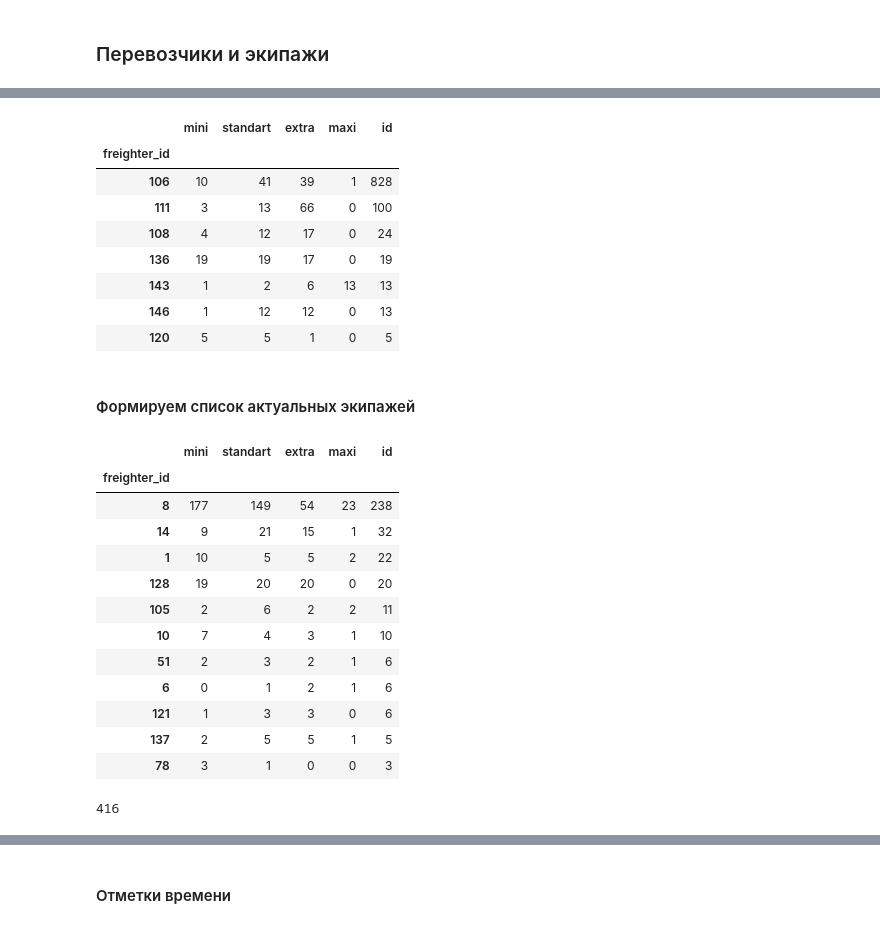
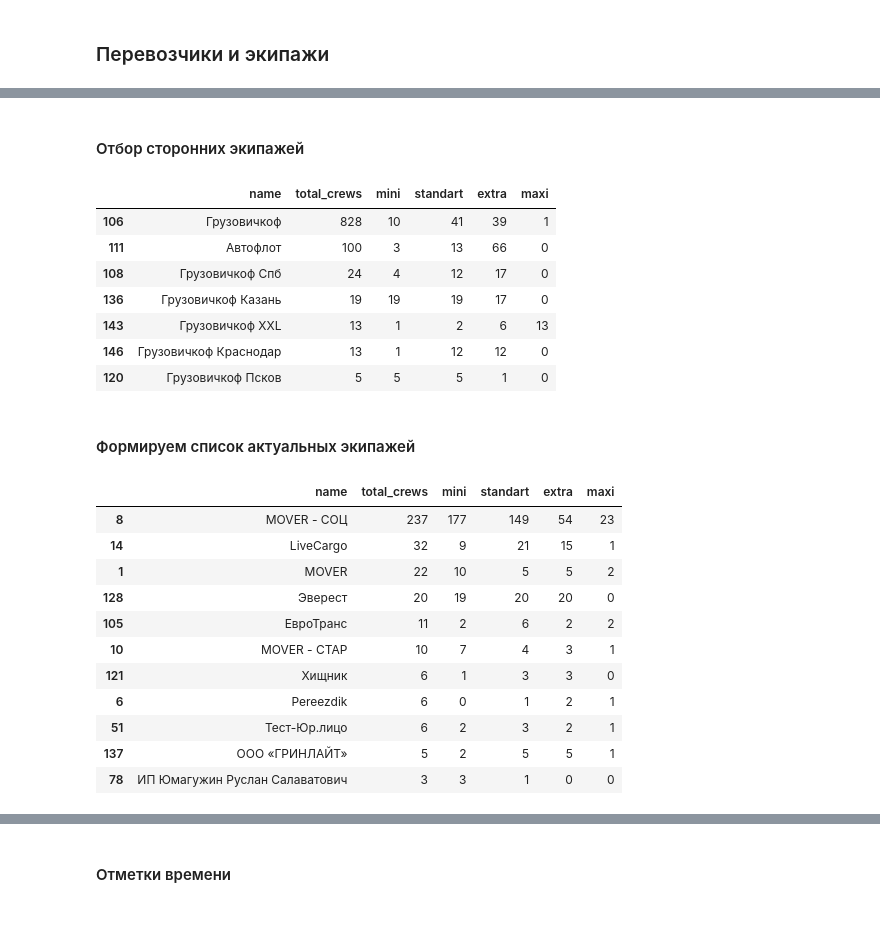
Before and after one commit to okeangel/da_portfolio, a Jupyter notebook: commerce/mover.ipynb, the cells around one changed output, grey strips where cells are left out. Cells and saved outputs as stored; diff of their text form; code cells hidden in the pictures.

```diff
--- a/commerce/mover.ipynb
+++ b/commerce/mover.ipynb
@@ -549,8 +533,4 @@ all_crews = pd.DataFrame(all_crews)
 # %%
-partners_id = [106, 111, 108, 136, 143, 146, 120]
-for column in all_crews.columns:
-    if column.endswith('_at') or column.endswith('_date'):
-        all_crews[column] = pd.to_datetime(all_crews[column]).dt.tz_localize(None)
 all_crews.info()
 # %% [output]
 <class 'pandas.core.frame.DataFrame'>
@@ -573,48 +564,42 @@ memory usage: 680.0+ KB
+# %% [markdown]
+#### Отбор сторонних экипажей
 # %%
-side_crews = all_crews[all_crews['freighter_id'].isin(partners_id)]
-side_crews.groupby('freighter_id').agg({
+side_crews = all_crews[all_crews['freighter_id'].isin(side_freighters_id)]
+freighters.join(side_crews.groupby('freighter_id').agg({
     'mini': 'sum',
     'standart': 'sum',
     'extra': 'sum',
     'maxi': 'sum',
-    'id': 'count',
-}).query('id > 1').sort_values(['id', 'maxi', 'extra', 'standart', 'mini'], ascending=False)
+}), how='inner').query('total_crews > 1').sort_values('total_crews', ascending=False)
 # %% [output]
-|  | mini | standart | extra | maxi | id |
-| freighter_id |  |  |  |  |  |
-| 106 | 10 | 41 | 39 | 1 | 828 |
-| 111 | 3 | 13 | 66 | 0 | 100 |
-| 108 | 4 | 12 | 17 | 0 | 24 |
-| 136 | 19 | 19 | 17 | 0 | 19 |
-| 143 | 1 | 2 | 6 | 13 | 13 |
-| 146 | 1 | 12 | 12 | 0 | 13 |
-| 120 | 5 | 5 | 1 | 0 | 5 |
+|  | name | total_crews | mini | standart | extra | maxi |
+| 106 | Грузовичкоф | 828 | 10 | 41 | 39 | 1 |
+| 111 | Автофлот | 100 | 3 | 13 | 66 | 0 |
+| 108 | Грузовичкоф Спб | 24 | 4 | 12 | 17 | 0 |
+| 136 | Грузовичкоф Казань | 19 | 19 | 19 | 17 | 0 |
+| 143 | Грузовичкоф XXL | 13 | 1 | 2 | 6 | 13 |
+| 146 | Грузовичкоф Краснодар | 13 | 1 | 12 | 12 | 0 |
+| 120 | Грузовичкоф Псков | 5 | 5 | 5 | 1 | 0 |
 # %% [markdown]
 #### Формируем список актуальных экипажей
 # %%
 own_crews = all_crews[~all_crews['freighter_id'].isin(partners_id)]
-own_crews.groupby('freighter_id').agg({
+freighters.join(own_crews.groupby('freighter_id').agg({
     'mini': 'sum',
     'standart': 'sum',
     'extra': 'sum',
     'maxi': 'sum',
-    'id': 'count',
-}).query('id > 1').sort_values(['id', 'maxi', 'extra', 'standart', 'mini'], ascending=False)
+}), how='inner').query('total_crews > 1').sort_values('total_crews', ascending=False)
 # %% [output]
-|  | mini | standart | extra | maxi | id |
-| freighter_id |  |  |  |  |  |
-| 8 | 177 | 149 | 54 | 23 | 238 |
-| 14 | 9 | 21 | 15 | 1 | 32 |
-| 1 | 10 | 5 | 5 | 2 | 22 |
-| 128 | 19 | 20 | 20 | 0 | 20 |
-| 105 | 2 | 6 | 2 | 2 | 11 |
-| 10 | 7 | 4 | 3 | 1 | 10 |
-| 51 | 2 | 3 | 2 | 1 | 6 |
-| 6 | 0 | 1 | 2 | 1 | 6 |
-| 121 | 1 | 3 | 3 | 0 | 6 |
-| 137 | 2 | 5 | 5 | 1 | 5 |
-| 78 | 3 | 1 | 0 | 0 | 3 |
+|  | name | total_crews | mini | standart | extra | maxi |
+| 8 | MOVER - СОЦ | 237 | 177 | 149 | 54 | 23 |
+| 14 | LiveCargo | 32 | 9 | 21 | 15 | 1 |
+| 1 | MOVER | 22 | 10 | 5 | 5 | 2 |
+| 128 | Эверест | 20 | 19 | 20 | 20 | 0 |
+| 105 | ЕвроТранс | 11 | 2 | 6 | 2 | 2 |
+| 10 | MOVER - СТАР | 10 | 7 | 4 | 3 | 1 |
+| 121 | Хищник | 6 | 1 | 3 | 3 | 0 |
+| 6 | Pereezdik | 6 | 0 | 1 | 2 | 1 |
+| 51 | Тест-Юр.лицо | 6 | 2 | 3 | 2 | 1 |
+| 137 | ООО «ГРИНЛАЙТ» | 5 | 2 | 5 | 5 | 1 |
+| 78 | ИП Юмагужин Руслан Салаватович | 3 | 3 | 1 | 0 | 0 |
-# %%
-len(own_crews)
-# %% [output]
-416
```
Also changed, not shown: parts of 38 cells of this notebook, 1 other file.
